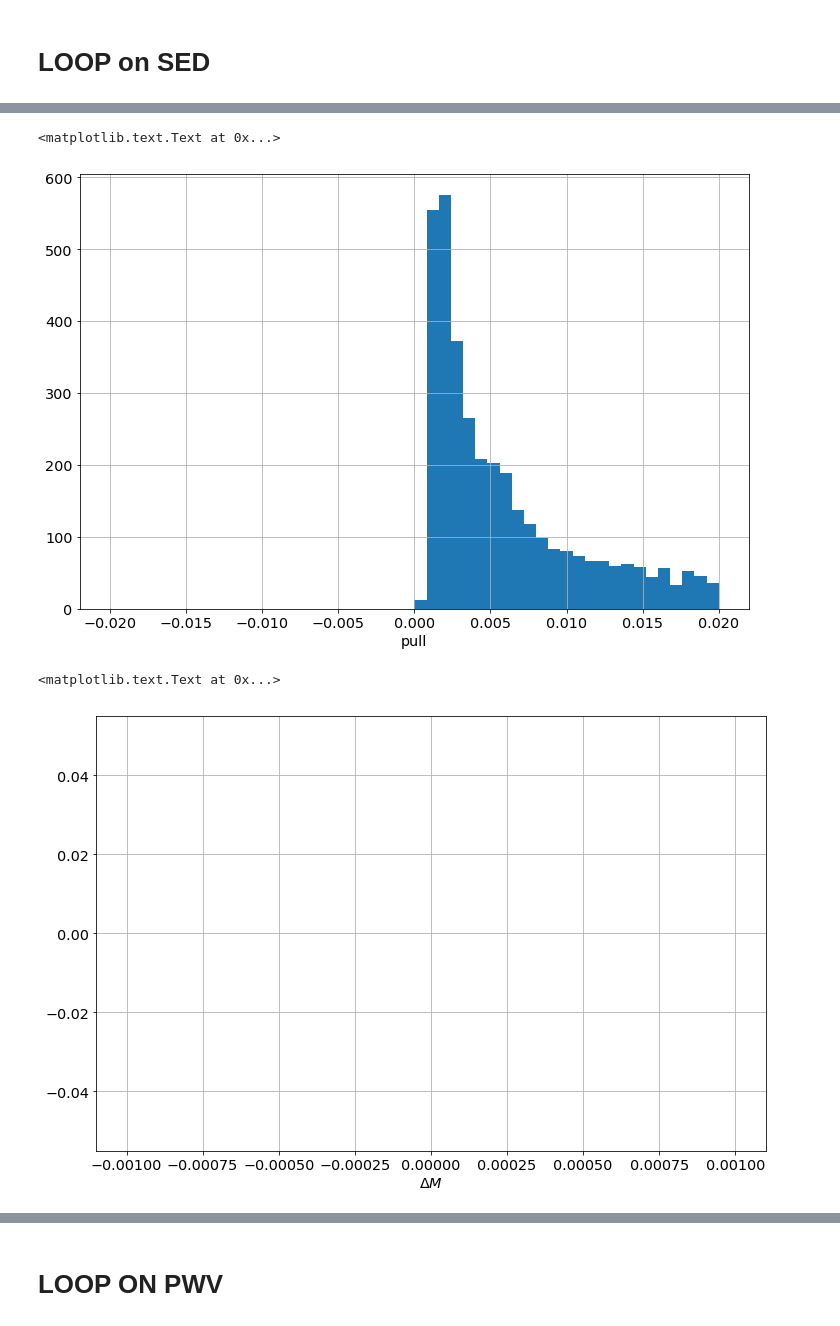
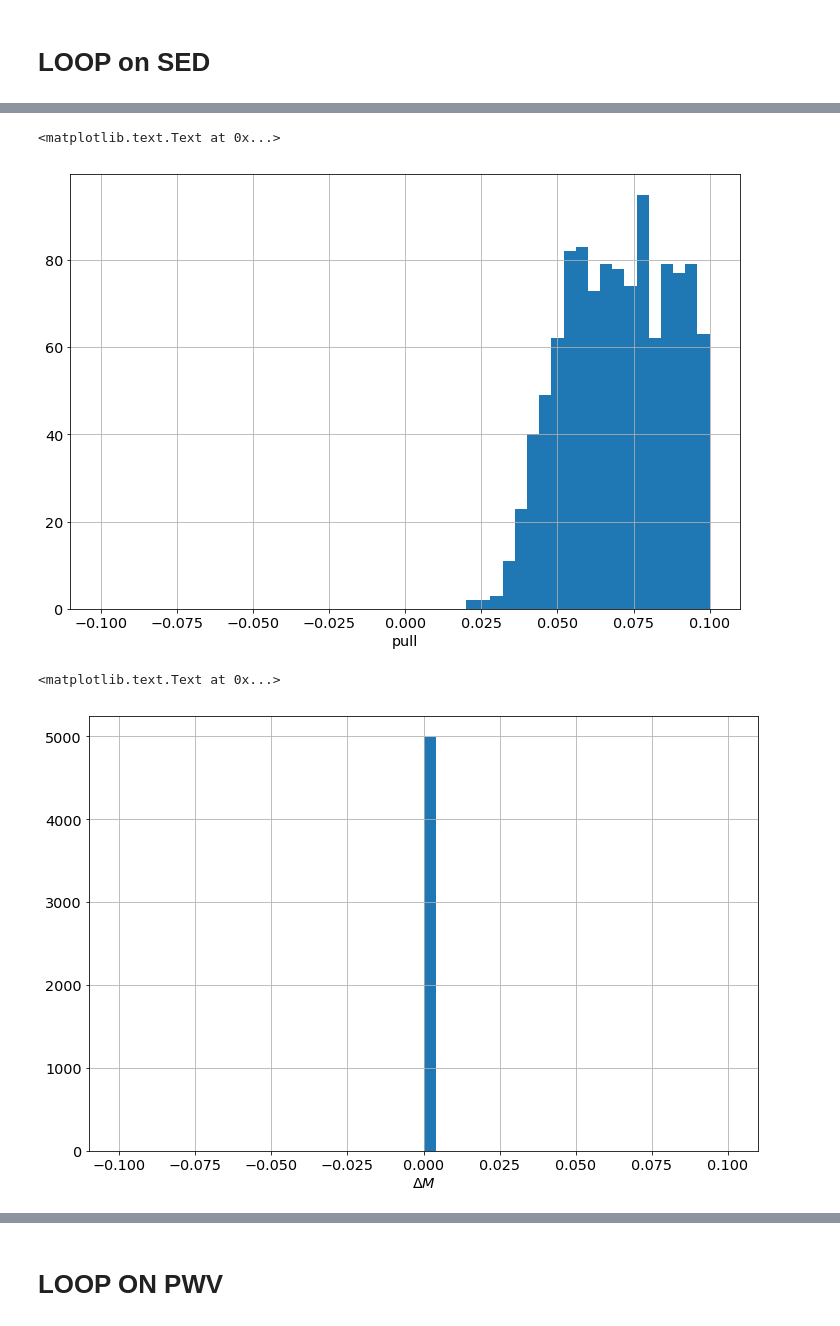
Before and after one commit to LSSTDESC/ModtranLibRadTranComp, a Jupyter notebook: CompareMTRTAtmosphericMagnitudes_o3.ipynb, the cells around one changed output, grey strips where cells are left out. Drawn from its saved outputs; the diff is of its cells as text; code cells hidden in the pictures.

```diff
--- a/CompareMTRTAtmosphericMagnitudes_o3.ipynb
+++ b/CompareMTRTAtmosphericMagnitudes_o3.ipynb
@@ -413,17 +408,17 @@ ComputeChi2(all_pulls)
 # %%
-plt.hist(all_pulls,bins=50,range=(-0.02,0.02));
+plt.hist(all_pulls,bins=50,range=(-0.10,0.1));
 plt.grid()
 plt.xlabel("pull")
 # %% [output]
 <matplotlib.text.Text at 0x...>
-[figure, old version]
+[figure, new version]
 # %%
-plt.hist(all_magdelta,bins=50,range=(-0.001,0.001));
+plt.hist(all_magdelta,bins=50,range=(-0.1,0.1));
 plt.grid()
 plt.xlabel("$\Delta M$")
 # %% [output]
 <matplotlib.text.Text at 0x...>
-[figure, old version]
+[figure, new version]
 # %%
 plt.hist(all_magerr,bins=50);
 plt.grid()
```
Also changed, not shown: parts of 23 cells of this notebook, 2 other files.
